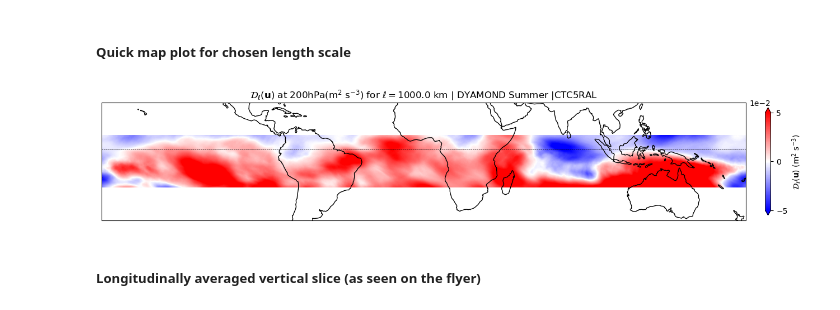
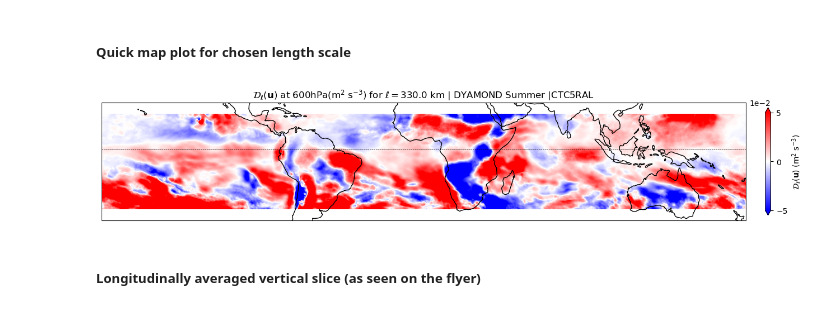
Before and after one commit to ElliotMG/LoSSETT, a Jupyter notebook: src/lossett_plot/LoSSETT_Plotting_Gen.ipynb, the cells around one changed output. Saved outputs shown, nothing was run; the diff lists cells and outputs as text; code cells hidden in the pictures.

```diff
--- a/src/lossett_plot/LoSSETT_Plotting_Gen.ipynb
+++ b/src/lossett_plot/LoSSETT_Plotting_Gen.ipynb
@@ -55,28 +55,28 @@ Coordinates:
 # %% [markdown]
 ##### Quick map plot for chosen length scale
 # %%
-ell = 1000000
-lvl=200
+ell = 330000
+lvl=600
 DR_map = DR_mean.sel(pressure=lvl,length_scale=ell,method='nearest')
 # DR_map
 plt.figure(figsize=(18,10))
 ax = plt.axes(projection=ccrs.PlateCarree())
 lon = DR_mean['longitude']
 lat = DR_mean['latitude']
 # ax.set_extent([180,-180,-85,85],crs=ccrs.PlateCarree())
-plt.contourf(lon,lat,DR_map,cmap='bwr',levels=np.arange(-0.0005,0.0005,5e-6),extend='both')
+plt.contourf(lon,lat,DR_map,cmap='bwr',levels=np.arange(-0.00005,0.00005,5e-7),extend='both')
 ax.coastlines()
 plt.title(r'$\mathcal{D}_\ell(\mathbf{u})$ at'+f' {lvl}hPa'+r'(m$^2$ s$^{-3}$) for $\ell = '+f'{ell/1000}$ km | DYAMOND Summer |'+f'{simid}')
 cbar=plt.colorbar(orientation='vertical', shrink=0.25, pad=0.025)
 cbar.set_label(r'$\mathcal{D}_\ell(\mathbf{u})$ (m$^2$ s$^{-3}$)')
 ax.axhline(y=0,color='k',linewidth=0.5,linestyle='--')
 cbar.formatter = ticker.ScalarFormatter()
 cbar.formatter.set_scientific(True)
 cbar.formatter.set_powerlimits((-2, 3))
 cbar.update_ticks()
 cbar.set_ticks([-0.05,0,0.05])
 # %% [output]
-[figure, old version]
+[figure, new version]
 # %% [markdown]
 ##### Longitudinally averaged vertical slice (as seen on the flyer)
 # %%
```
Also changed, not shown: parts of 1 cell of this notebook, 2 other files.
